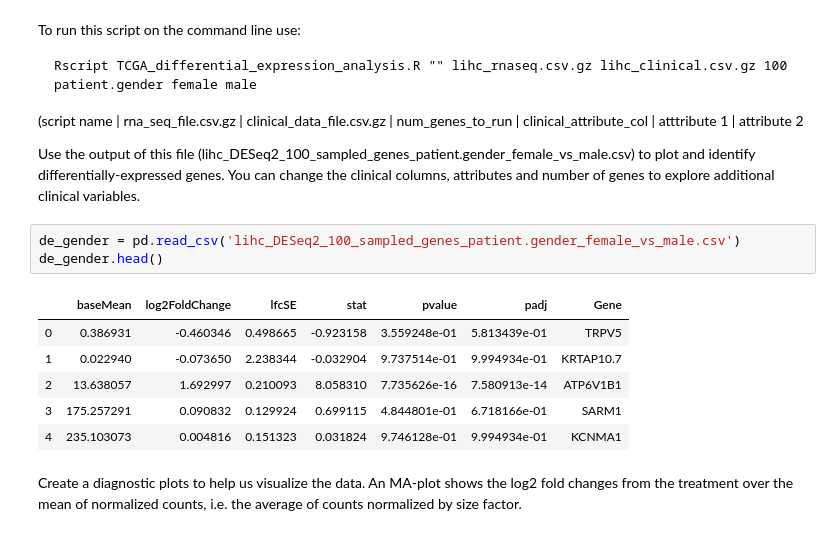
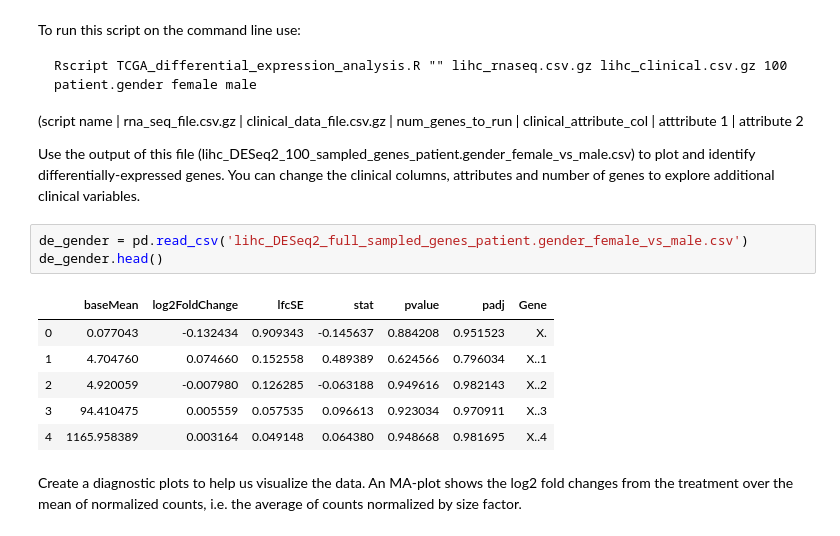
Before and after one commit to sohilsshah91/hacknights, a Jupyter notebook: tcga-series/workshop1/Hacknights_TCGA_EDA_key.ipynb, the cells around one changed output. Cells and saved outputs as stored; diff of their text form.

```diff
--- a/tcga-series/workshop1/Hacknights_TCGA_EDA_key.ipynb
+++ b/tcga-series/workshop1/Hacknights_TCGA_EDA_key.ipynb
@@ -173,14 +146,14 @@ Rscript TCGA_differential_expression_analysis.R "" lihc_rnaseq.csv.gz lihc_clini
 
 Use the output of this file (lihc_DESeq2_100_sampled_genes_patient.gender_female_vs_male.csv) to plot and identify differentially-expressed genes. You can change the clinical columns, attributes and number of genes to explore additional clinical variables.
 # %%
-de_gender = pd.read_csv('lihc_DESeq2_100_sampled_genes_patient.gender_female_vs_male.csv')
+de_gender = pd.read_csv('lihc_DESeq2_full_sampled_genes_patient.gender_female_vs_male.csv')
 de_gender.head()
 # %% [output]
 |  | baseMean | log2FoldChange | lfcSE | stat | pvalue | padj | Gene |
-| 0 | 0.386931 | -0.460346 | 0.498665 | -0.923158 | 3.559248e-01 | 5.813439e-01 | TRPV5 |
-| 1 | 0.022940 | -0.073650 | 2.238344 | -0.032904 | 9.737514e-01 | 9.994934e-01 | KRTAP10.7 |
-| 2 | 13.638057 | 1.692997 | 0.210093 | 8.058310 | 7.735626e-16 | 7.580913e-14 | ATP6V1B1 |
-| 3 | 175.257291 | 0.090832 | 0.129924 | 0.699115 | 4.844801e-01 | 6.718166e-01 | SARM1 |
-| 4 | 235.103073 | 0.004816 | 0.151323 | 0.031824 | 9.746128e-01 | 9.994934e-01 | KCNMA1 |
+| 0 | 0.077043 | -0.132434 | 0.909343 | -0.145637 | 0.884208 | 0.951523 | X. |
+| 1 | 4.704760 | 0.074660 | 0.152558 | 0.489389 | 0.624566 | 0.796034 | X..1 |
+| 2 | 4.920059 | -0.007980 | 0.126285 | -0.063188 | 0.949616 | 0.982143 | X..2 |
+| 3 | 94.410475 | 0.005559 | 0.057535 | 0.096613 | 0.923034 | 0.970911 | X..3 |
+| 4 | 1165.958389 | 0.003164 | 0.049148 | 0.064380 | 0.948668 | 0.981695 | X..4 |
 # %% [markdown]
 Create a diagnostic plots to help us visualize the data. An MA-plot shows the log2 fold changes from the treatment over the mean of normalized counts, i.e. the average of counts normalized by size factor.
```
Also changed, not shown: parts of 13 cells of this notebook.
